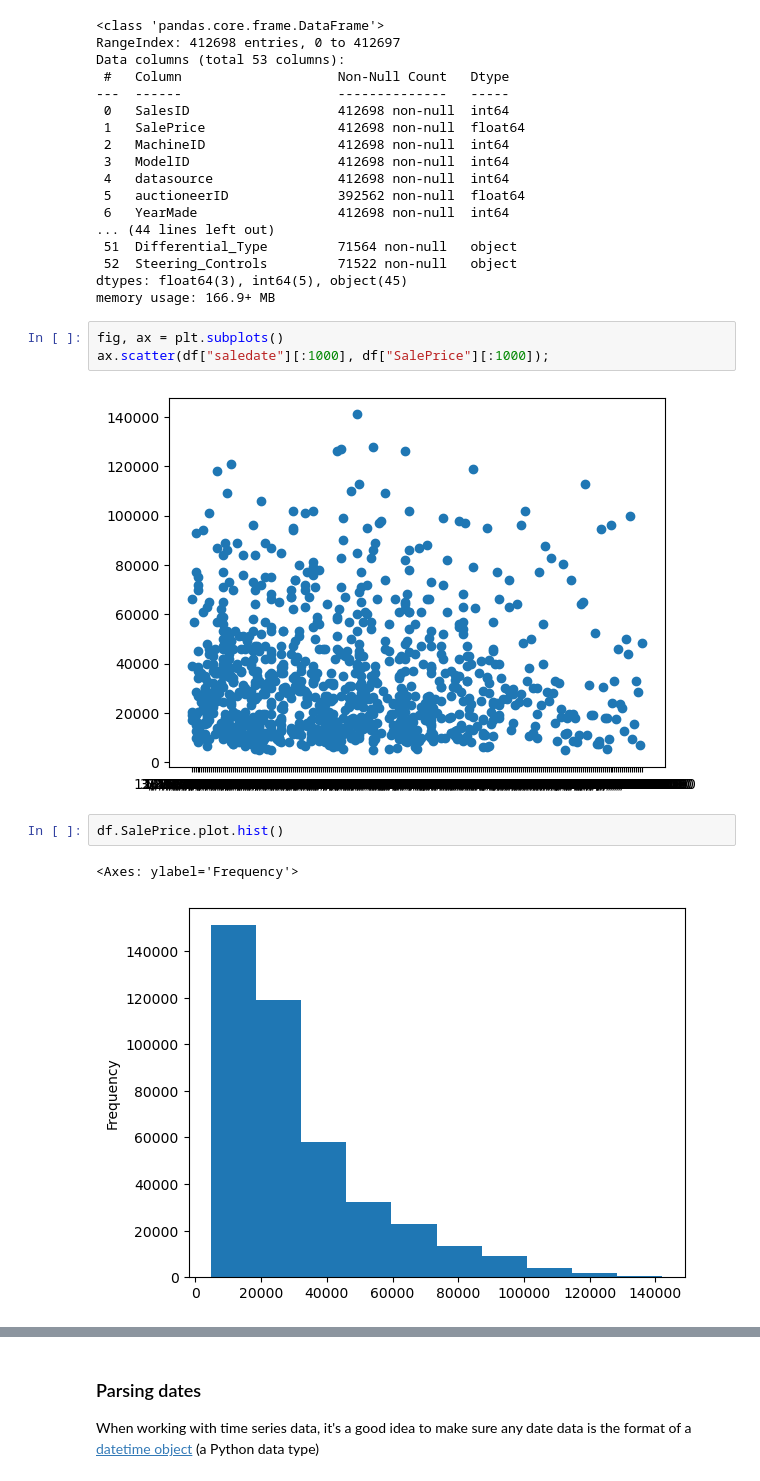
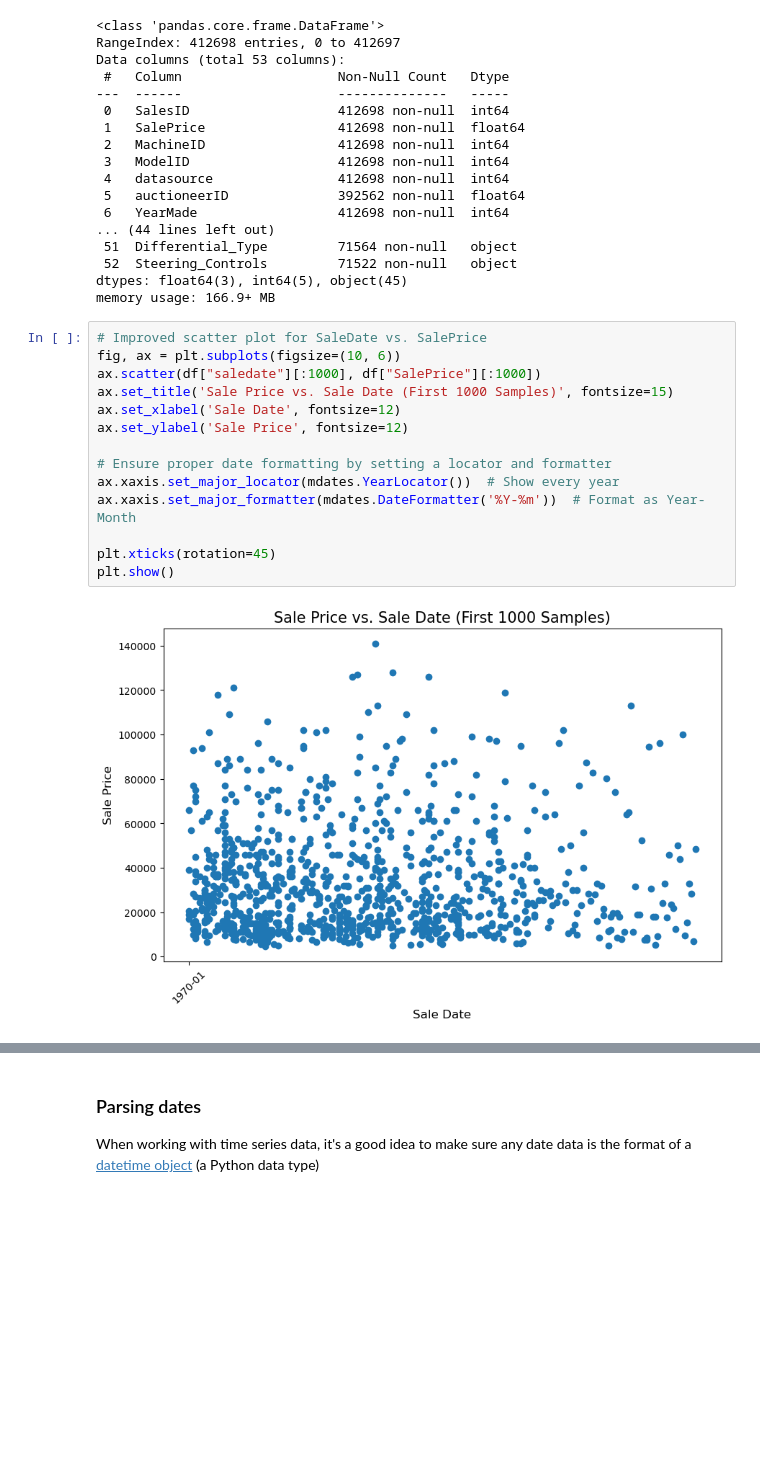
Before and after one commit to ulisesfm-py/Bulldozer-Bluebook-Regression, a Jupyter notebook: src/bulldozer-regression.ipynb, the cells around one changed output, grey strips where cells are left out. Cells and saved outputs as stored; diff of their text form; blank space fills up the shorter version.

```diff
--- a/src/bulldozer-regression.ipynb
+++ b/src/bulldozer-regression.ipynb
@@ -66,13 +67,19 @@ Data columns (total 53 columns):
  52  Steering_Controls         71522 non-null   object
 dtypes: float64(3), int64(5), object(45)
 memory usage: 166.9+ MB
-# %%
-fig, ax = plt.subplots()
-ax.scatter(df["saledate"][:1000], df["SalePrice"][:1000]);
-# %% [output]
-[figure, removed]
-# %%
-df.SalePrice.plot.hist()
-# %% [output]
-<Axes: ylabel='Frequency'>
-[figure, removed]
+# %%
+# Improved scatter plot for SaleDate vs. SalePrice
+fig, ax = plt.subplots(figsize=(10, 6))
+ax.scatter(df["saledate"][:1000], df["SalePrice"][:1000])
+ax.set_title('Sale Price vs. Sale Date (First 1000 Samples)', fontsize=15)
+ax.set_xlabel('Sale Date', fontsize=12)
+ax.set_ylabel('Sale Price', fontsize=12)
+
+# Ensure proper date formatting by setting a locator and formatter
+ax.xaxis.set_major_locator(mdates.YearLocator())  # Show every year
+ax.xaxis.set_major_formatter(mdates.DateFormatter('%Y-%m'))  # Format as Year-Month
+
+plt.xticks(rotation=45)
+plt.show()
+# %% [output]
+[figure, added]
```
Also changed, not shown: parts of 27 cells of this notebook.
